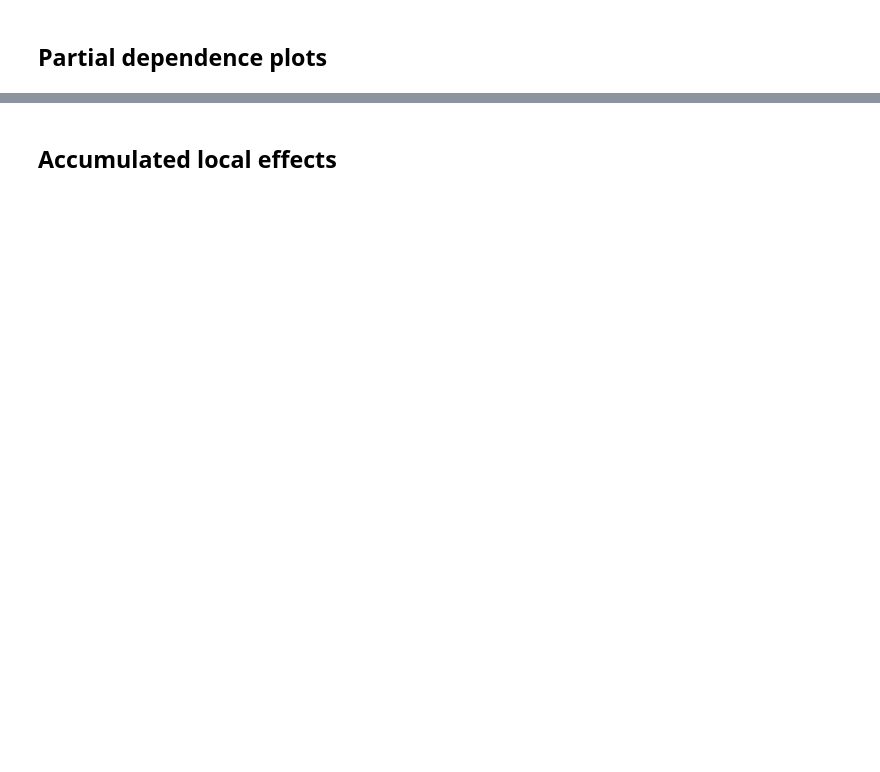
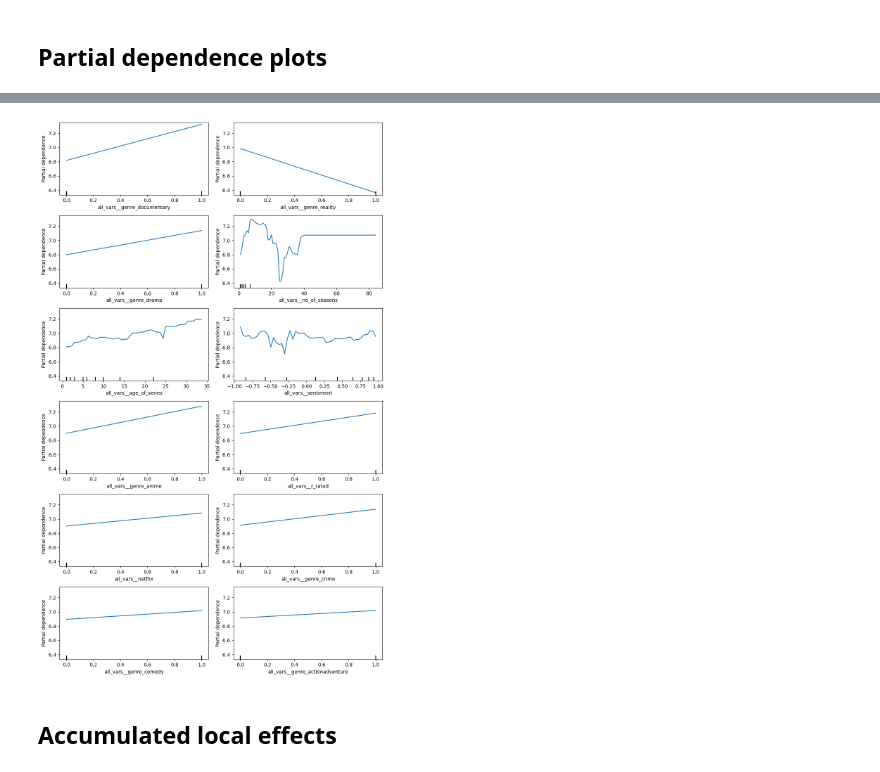
Before and after one commit to karolinazielinska1/XAI-project, a Jupyter notebook: notebooks/03_XAI.ipynb, the cells around one changed output, grey strips where cells are left out. Saved outputs shown, nothing was run; the diff lists cells and outputs as text; code cells hidden in the pictures; blank space fills up the shorter version.

```diff
--- a/notebooks/03_XAI.ipynb
+++ b/notebooks/03_XAI.ipynb
@@ -48,15 +50,25 @@ model_files = {
 
 models = {name: joblib.load(path) for name, path in model_files.items()}
 # %%
-X_test_transformed_all = pd.DataFrame(
+X_test_transformed_all_xgb = pd.DataFrame(
         models['XGB all vars'].named_steps['preprocess'].transform(X_test),
         columns=models['XGB all vars'].named_steps['preprocess'].get_feature_names_out()
     )
 
-X_test_transformed_limited = pd.DataFrame(
+X_test_transformed_limited_xgb = pd.DataFrame(
         models['XGB selected vars'].named_steps['preprocess'].transform(X_test),
         columns=models['XGB selected vars'].named_steps['preprocess'].get_feature_names_out()
     )
+
+X_test_transformed_all_rf = pd.DataFrame(
+        models['RF all vars'].named_steps['preprocess'].transform(X_test),
+        columns=models['RF all vars'].named_steps['preprocess'].get_feature_names_out()
+    )
+
+X_test_transformed_limited_rf = pd.DataFrame(
+        models['RF selected vars'].named_steps['preprocess'].transform(X_test),
+        columns=models['RF selected vars'].named_steps['preprocess'].get_feature_names_out()
+    )
 # %% [markdown]
 ## Residual analysis
 # %%
@@ -153,0 +196,3 @@ top_features[["variable", "dropout_loss"]].head(20)
+# %%
+top_features = top_features[~top_features['variable'].isin(['_baseline_', '_full_model_'])][:12]['variable'].tolist()
+top_features
@@ -156,2 +219,23 @@ top_features[["variable", "dropout_loss"]].head(20)
+# %%
+import matplotlib.pyplot as plt
+from sklearn.inspection import PartialDependenceDisplay
+fig, ax = plt.subplots(6, 2, figsize=(10, 16))
+ax = ax.ravel()
+
+PartialDependenceDisplay.from_estimator(
+    models['XGB all vars'].named_steps['model'],
+    X_test_transformed_all_xgb,
+    features=top_features,
+    grid_resolution=50,
+    random_state=0,
+    kind='average',
+    ax=ax,
+    # subsample=100
+)
+
+plt.tight_layout()
+plt.show()
+# %% [output]
+[figure, added]
 # %% [markdown]
 ## Accumulated local effects
```
Also changed, not shown: parts of 21 cells of this notebook, 8 other files.
